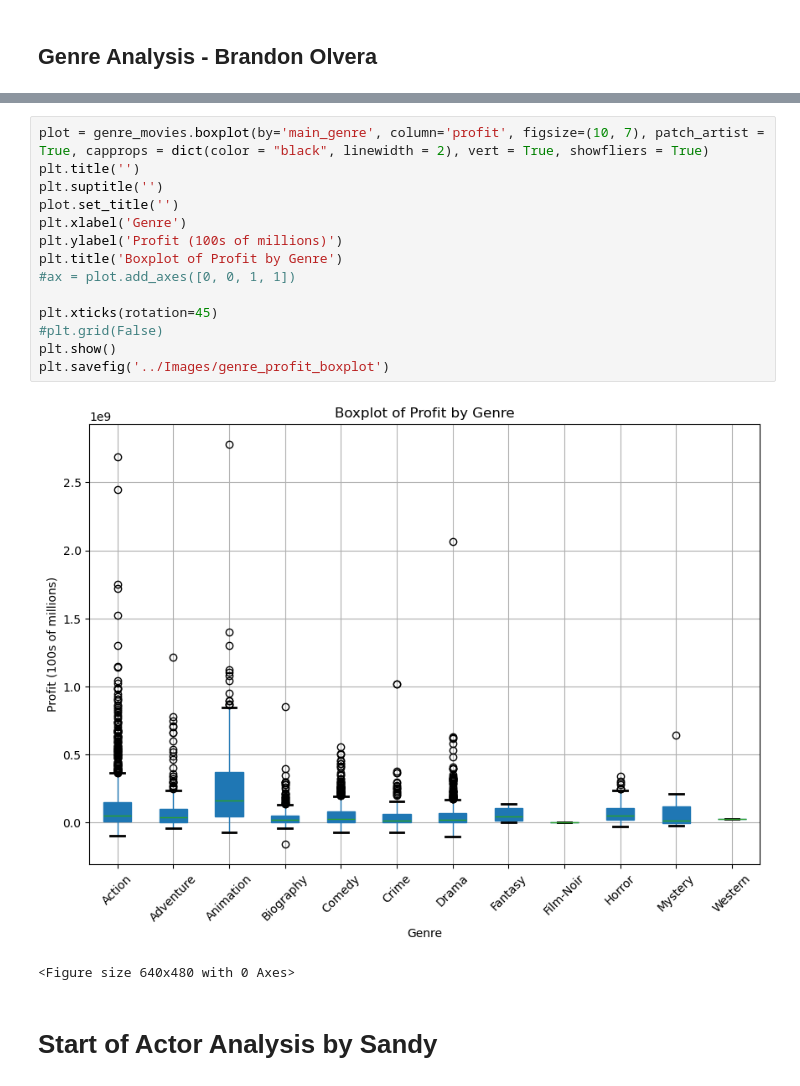
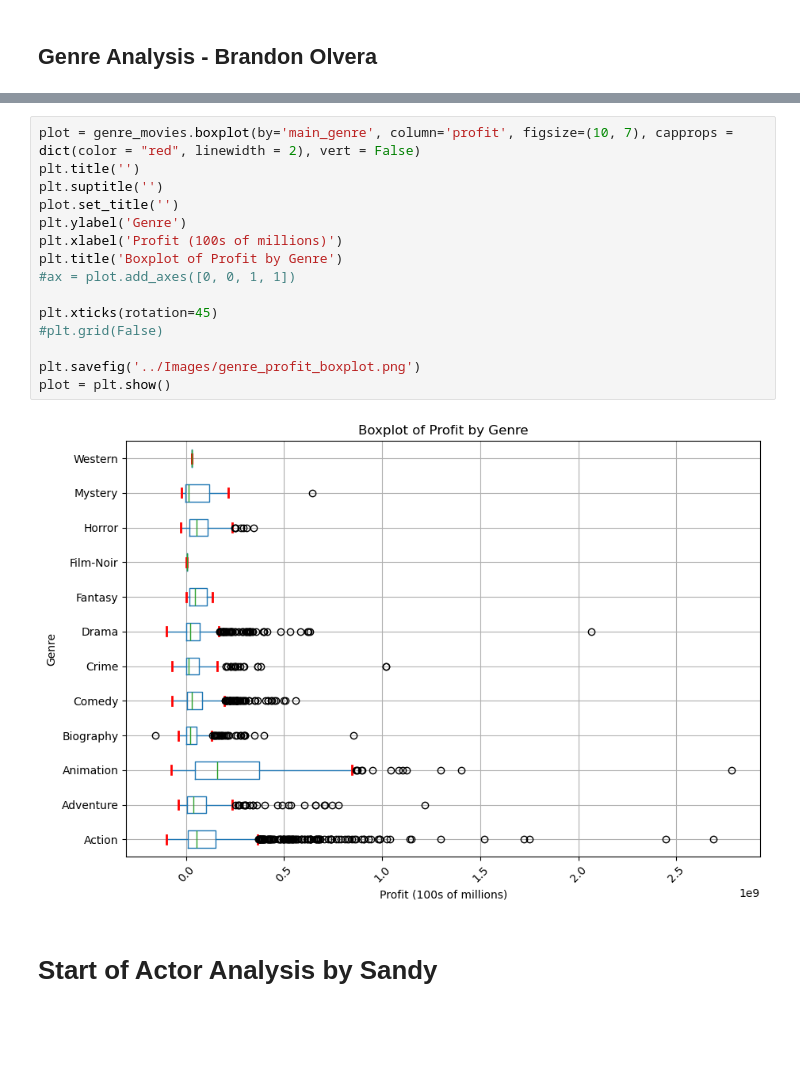
Before and after one commit to jvwastaken/Blockbuster-Breakdown, a Jupyter notebook: Data/Data_Analysis.ipynb, the cells around one changed output, grey strips where cells are left out. Saved outputs shown, nothing was run; the diff lists cells and outputs as text; blank space fills up the shorter version.

```diff
--- a/Data/Data_Analysis.ipynb
+++ b/Data/Data_Analysis.ipynb
@@ -58,20 +57,20 @@ plt.savefig('../Images/genre_count_pie_chart')
 # %%
-plot = genre_movies.boxplot(by='main_genre', column='profit', figsize=(10, 7), patch_artist = True, capprops = dict(color = "black", linewidth = 2), vert = True, showfliers = True)
+plot = genre_movies.boxplot(by='main_genre', column='profit', figsize=(10, 7), capprops = dict(color = "red", linewidth = 2), vert = False)
 plt.title('')
 plt.suptitle('')
 plot.set_title('')
-plt.xlabel('Genre')
-plt.ylabel('Profit (100s of millions)')
+plt.ylabel('Genre')
+plt.xlabel('Profit (100s of millions)')
 plt.title('Boxplot of Profit by Genre')
 #ax = plot.add_axes([0, 0, 1, 1])
 
 plt.xticks(rotation=45)
 #plt.grid(False)
-plt.show()
-plt.savefig('../Images/genre_profit_boxplot')
+
+plt.savefig('../Images/genre_profit_boxplot.png')
+plot = plt.show()
 # %% [output]
-[figure, old version]
+[figure, new version]
-<Figure size 640x480 with 0 Axes>
 # %% [markdown]
 # Start of Actor Analysis by Sandy
 # %%
```
Also changed, not shown: parts of 1 cell of this notebook, 2 other files.
